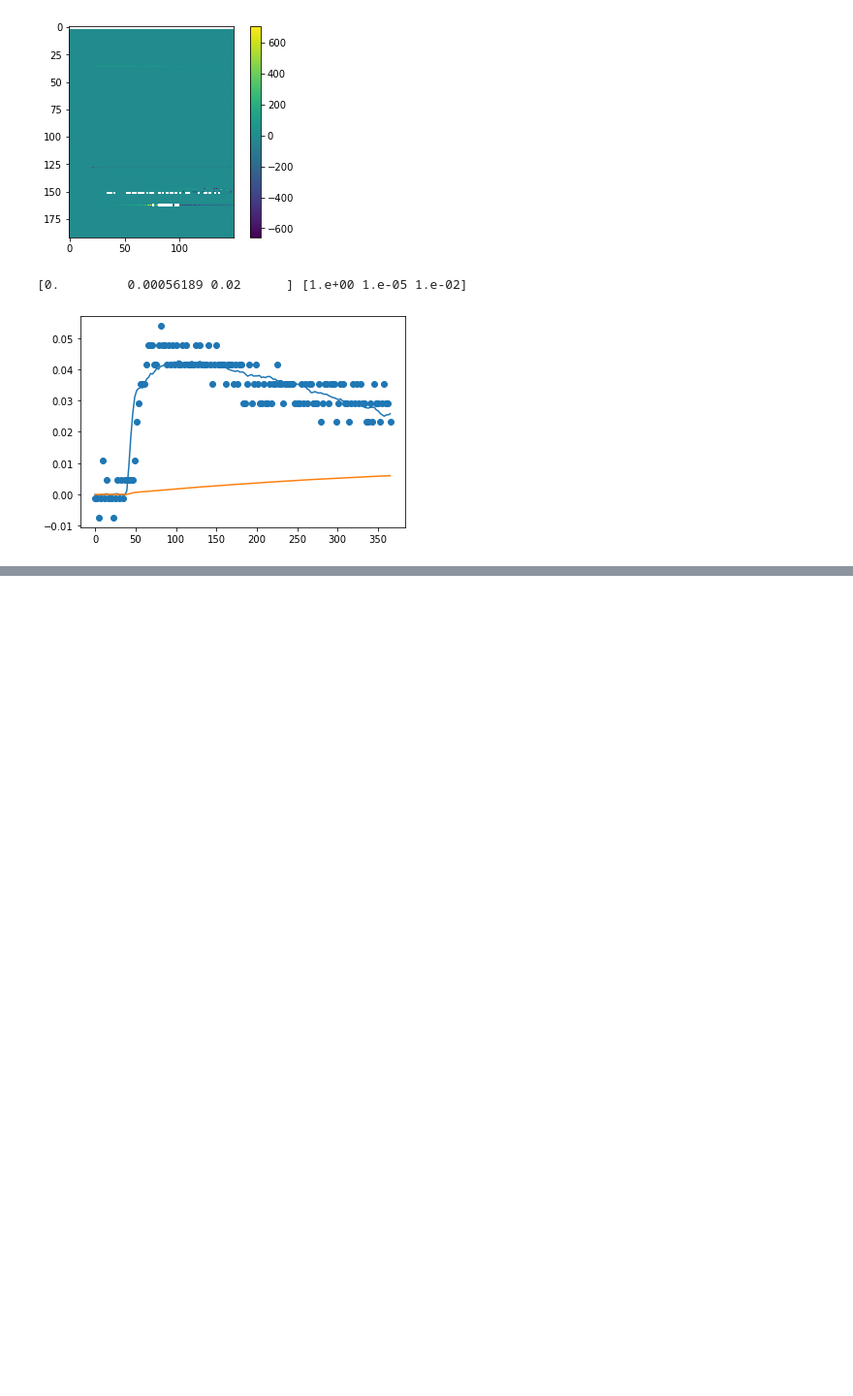
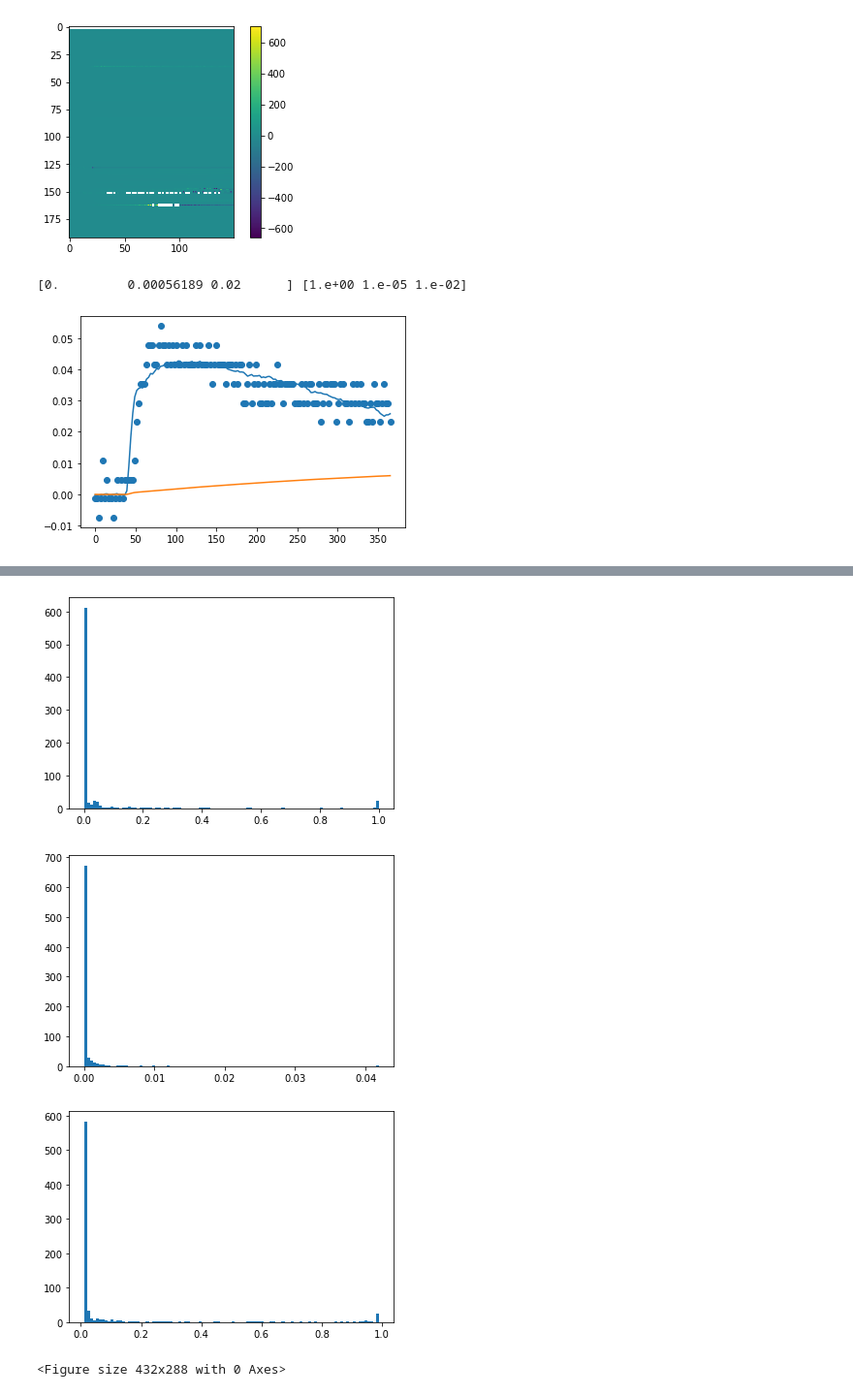
Before and after one commit to Michael-McLaren/MRI_ML, a Jupyter notebook: PK_parameter_testing.ipynb, the cells around one changed output, grey strips where cells are left out. Shown: that part at 97% size. Cells and saved outputs as stored; diff of their text form; code cells hidden in the pictures; blank space fills up the shorter version.

```diff
--- a/PK_parameter_testing.ipynb
+++ b/PK_parameter_testing.ipynb
@@ -363,0 +376,22 @@ plt.show()
+# %%
+
+
+E_list = []
+Fp_list = []
+vp_list = []
+for i in range(1000):
+    i = np.random.randint(low = 0, high=192)
+    j = np.random.randint(low = 0, high=192)
+    k = np.random.randint(low = 0, high=30)
+
+    if np.isnan(series[i,j,k,:]).any() == True or series[i,j,k,:].sum() > 50:
+        print('OUT: ', i,j,k)
+        print(series[i,j,k,:].sum())
+        continue
+    else:
+        print('IN: ', i,j,k)
+        print(series[i,j,k,:].sum())
+        fitted_param = tkmodel.TwoCUM_copy.TwoCUMfittingConc(t, AIF, series[i,j,k,:] , 0)
+        E_list.append(fitted_param[0])
+        Fp_list.append(fitted_param[1])
+        vp_list.append(fitted_param[2])
@@ -363,0 +416,17 @@ plt.show()
+# %%
+plt.hist(E_list, bins = 100)
+plt.show()
+plt.clf()
+
+plt.hist(Fp_list, bins = 100)
+plt.show()
+plt.clf()
+
+plt.hist(vp_list, bins = 100)
+plt.show()
+plt.clf()
+# %% [output]
+[figure, added]
+[figure, added]
+[figure, added]
+<Figure size 432x288 with 0 Axes>
```
Also changed, not shown: parts of 4 cells of this notebook, 5 other files.
